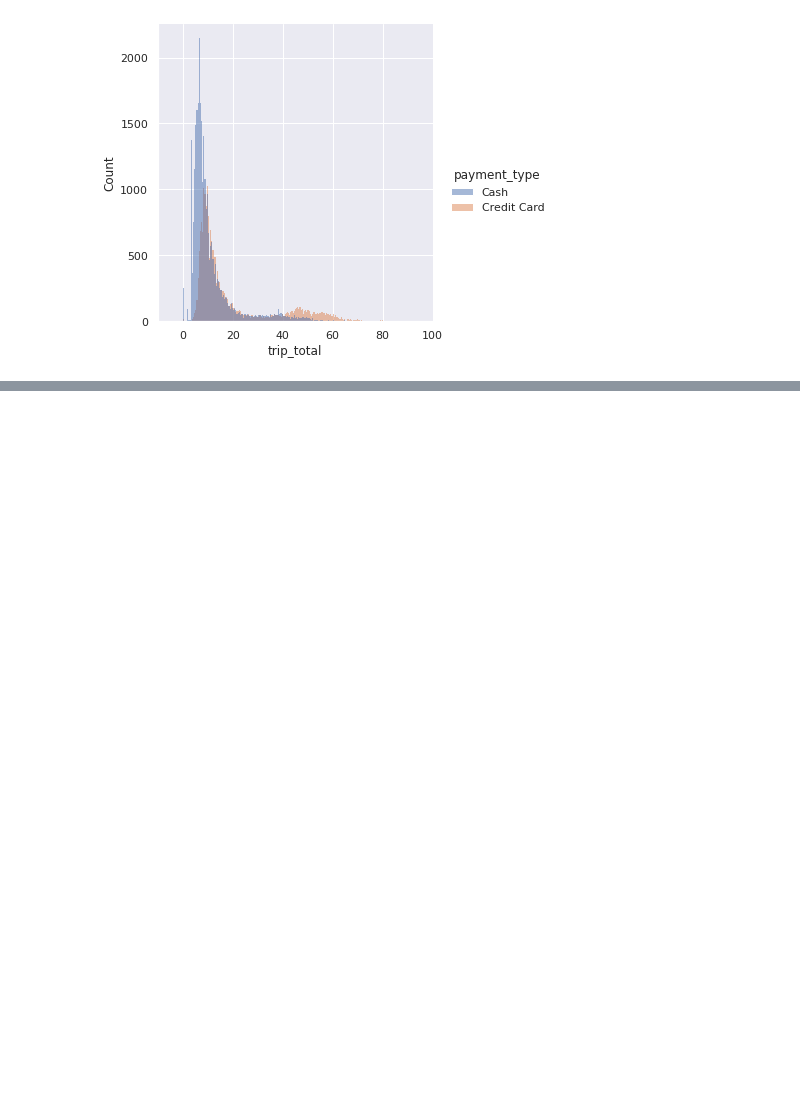
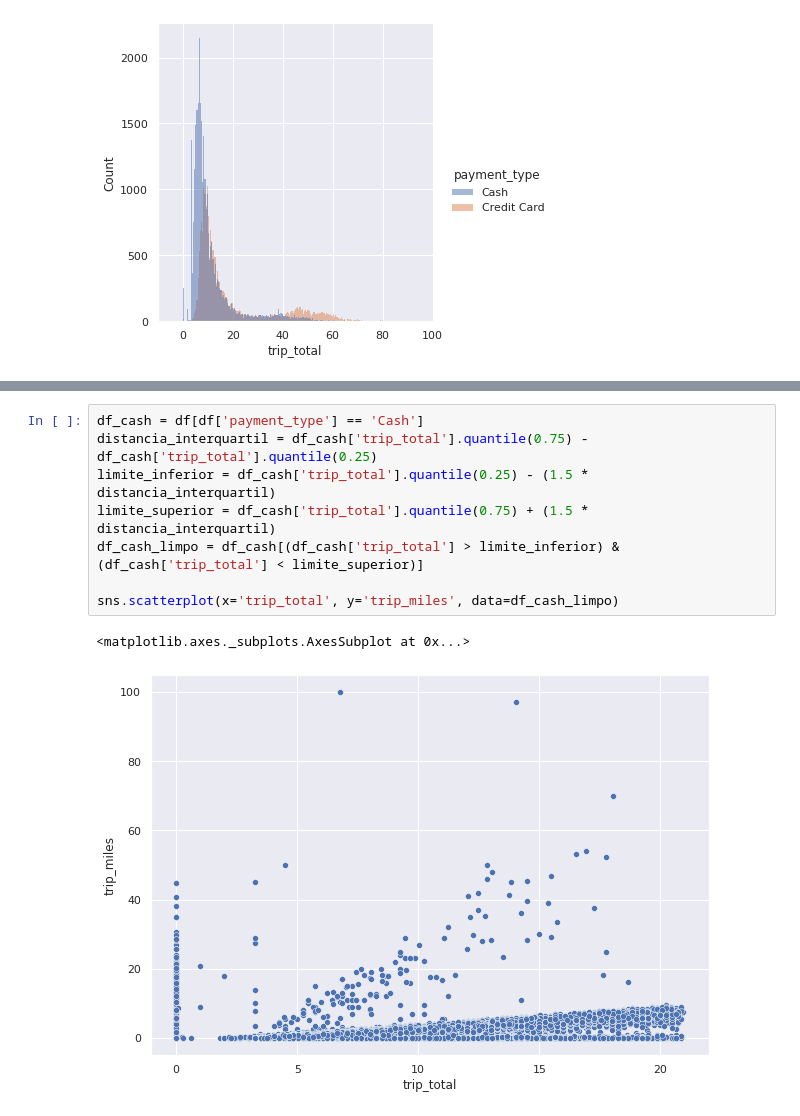
Before and after one commit to LeoFernanndes/portfolio, a Jupyter notebook: ChicagoTaxiRidePrice.ipynb, the cells around one changed output, grey strips where cells are left out. Drawn from its saved outputs; the diff is of its cells as text; blank space fills up the shorter version.

```diff
--- a/ChicagoTaxiRidePrice.ipynb
+++ b/ChicagoTaxiRidePrice.ipynb
@@ -345,0 +359,11 @@ plt.show()
+# %%
+df_cash = df[df['payment_type'] == 'Cash']
+distancia_interquartil = df_cash['trip_total'].quantile(0.75) - df_cash['trip_total'].quantile(0.25)
+limite_inferior = df_cash['trip_total'].quantile(0.25) - (1.5 * distancia_interquartil)
+limite_superior = df_cash['trip_total'].quantile(0.75) + (1.5 * distancia_interquartil)
+df_cash_limpo = df_cash[(df_cash['trip_total'] > limite_inferior) & (df_cash['trip_total'] < limite_superior)]
+
+sns.scatterplot(x='trip_total', y='trip_miles', data=df_cash_limpo)
+# %% [output]
+<matplotlib.axes._subplots.AxesSubplot at 0x...>
+[figure, added]
```
Also changed, not shown: parts of 22 cells of this notebook.
